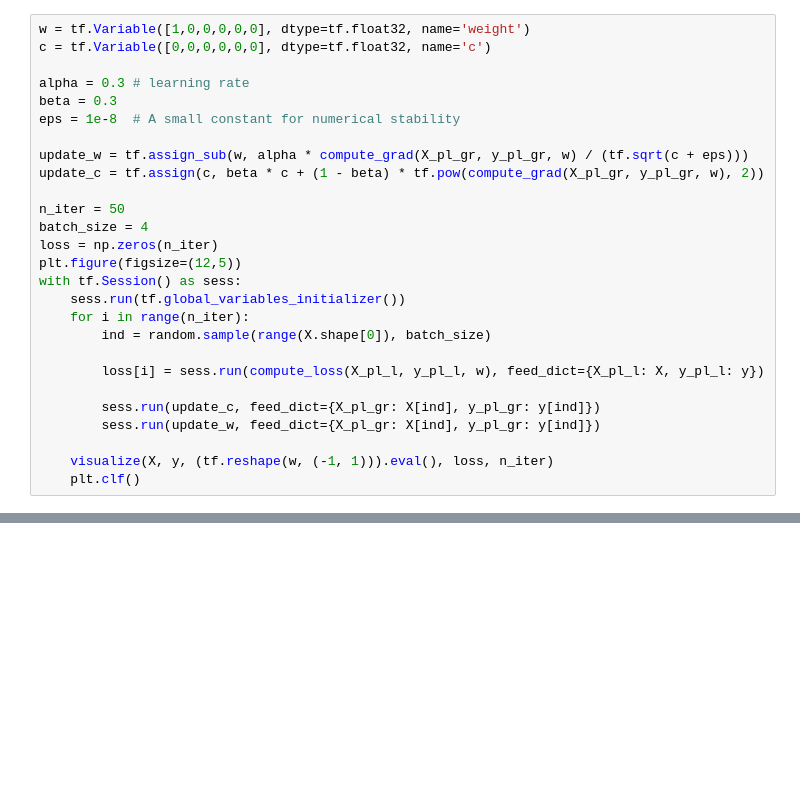
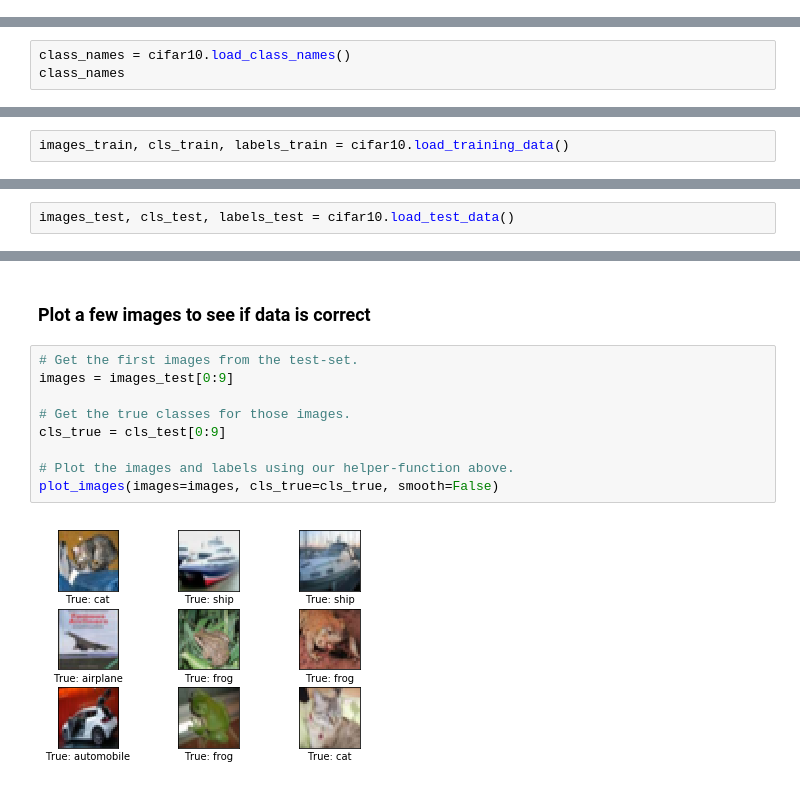
Before and after one commit to avgaydashenko/deep-learning-hw, a Jupyter notebook: task_1.ipynb, the cells around one changed output, grey strips where cells are left out. Cells and saved outputs as stored; diff of their text form; blank space fills up the shorter version.

```diff
--- a/task_1.ipynb
+++ b/task_1.ipynb
@@ -238,27 +0,0 @@ Same task but for AdaDelta:
-# %%
-w = tf.Variable([1,0,0,0,0,0], dtype=tf.float32, name='weight')
-c = tf.Variable([0,0,0,0,0,0], dtype=tf.float32, name='c')
-
-alpha = 0.3 # learning rate
-beta = 0.3
-eps = 1e-8  # A small constant for numerical stability
-
-update_w = tf.assign_sub(w, alpha * compute_grad(X_pl_gr, y_pl_gr, w) / (tf.sqrt(c + eps)))
-update_c = tf.assign(c, beta * c + (1 - beta) * tf.pow(compute_grad(X_pl_gr, y_pl_gr, w), 2))
-
-n_iter = 50
-batch_size = 4
-loss = np.zeros(n_iter)
-plt.figure(figsize=(12,5))
-with tf.Session() as sess:
-    sess.run(tf.global_variables_initializer())
-    for i in range(n_iter):
-        ind = random.sample(range(X.shape[0]), batch_size)
-
-        loss[i] = sess.run(compute_loss(X_pl_l, y_pl_l, w), feed_dict={X_pl_l: X, y_pl_l: y})
-
-        sess.run(update_c, feed_dict={X_pl_gr: X[ind], y_pl_gr: y[ind]})
-        sess.run(update_w, feed_dict={X_pl_gr: X[ind], y_pl_gr: y[ind]})
-
-    visualize(X, y, (tf.reshape(w, (-1, 1))).eval(), loss, n_iter)
-    plt.clf()
@@ -305,0 +28,3 @@ with tf.Session() as sess:
+# %%
+class_names = cifar10.load_class_names()
+class_names
@@ -305,0 +45,2 @@ with tf.Session() as sess:
+# %%
+images_train, cls_train, labels_train = cifar10.load_training_data()
@@ -305,0 +55,2 @@ with tf.Session() as sess:
+# %%
+images_test, cls_test, labels_test = cifar10.load_test_data()
@@ -305,0 +127,13 @@ with tf.Session() as sess:
+# %% [markdown]
+### Plot a few images to see if data is correct
+# %%
+# Get the first images from the test-set.
+images = images_test[0:9]
+
+# Get the true classes for those images.
+cls_true = cls_test[0:9]
+
+# Plot the images and labels using our helper-function above.
+plot_images(images=images, cls_true=cls_true, smooth=False)
+# %% [output]
+[figure, added]
```
Also changed, not shown: parts of 162 cells of this notebook, 6 other files.
